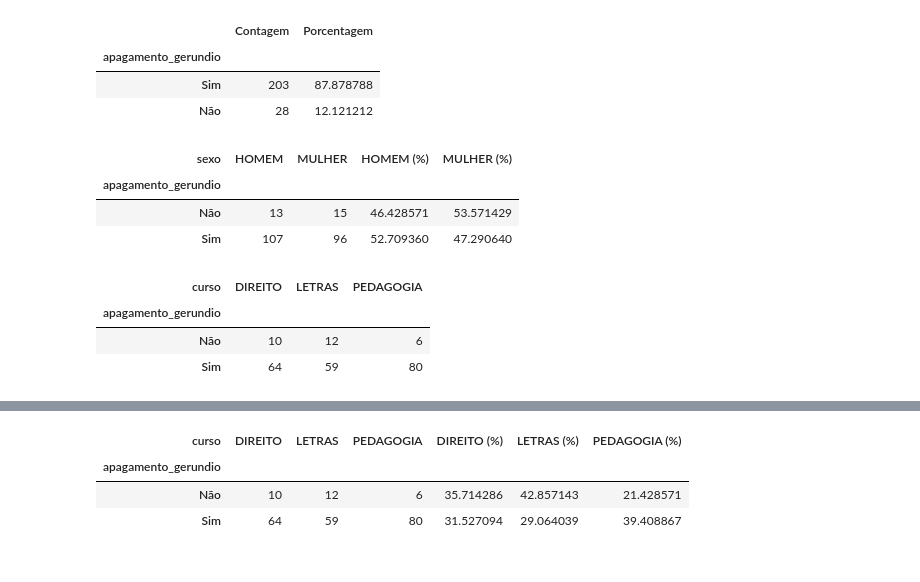
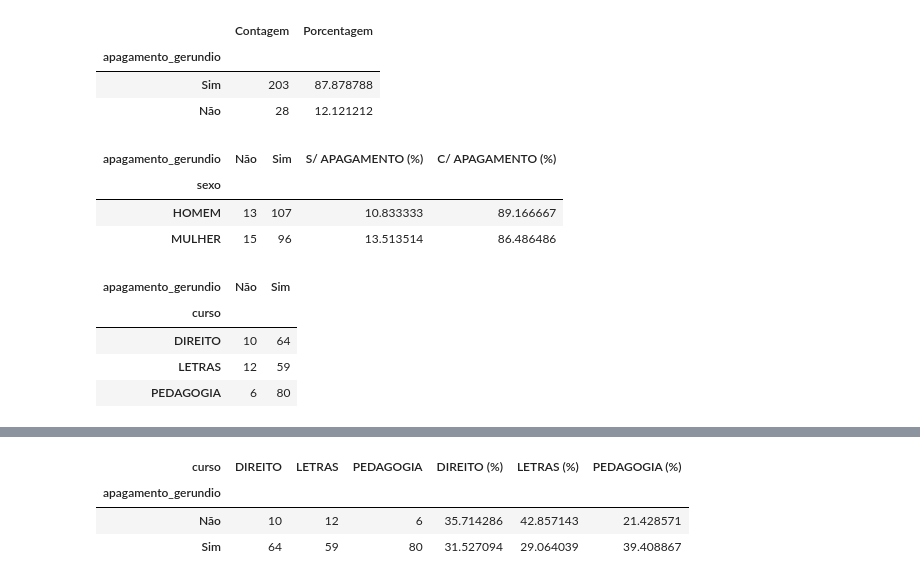
Before and after one commit to douglas-sanini/linguistic_variation_data_analyses, a Jupyter notebook: data_structure/gerund.ipynb, the cells around one changed output, grey strips where cells are left out. Drawn from its saved outputs; the diff is of its cells as text; code cells hidden in the pictures.

Commit message:
finalization of percentage analysis

```diff
--- a/data_structure/gerund.ipynb
+++ b/data_structure/gerund.ipynb
@@ -143,22 +143,23 @@ result_df
 | Sim | 203 | 87.878788 |
 | Não | 28 | 12.121212 |
 # %%
-cross_table = pd.crosstab(df['apagamento_gerundio'], df['sexo'])
+cross_table = pd.crosstab(df['sexo'], df['apagamento_gerundio'])
 df_percentages = cross_table.copy()
-total = (cross_table['HOMEM'] + cross_table['MULHER'])
-df_percentages['HOMEM (%)'] = (cross_table['HOMEM']/total) * 100
-df_percentages['MULHER (%)'] = (cross_table['MULHER'] / total) * 100
+total = (cross_table['Sim'] + cross_table['Não'])
+df_percentages['S/ APAGAMENTO (%)'] = (cross_table['Não']/total) * 100
+df_percentages['C/ APAGAMENTO (%)'] = (cross_table['Sim'] / total) * 100
 df_percentages
 # %% [output]
-| sexo | HOMEM | MULHER | HOMEM (%) | MULHER (%) |
-| apagamento_gerundio |  |  |  |  |
-| Não | 13 | 15 | 46.428571 | 53.571429 |
-| Sim | 107 | 96 | 52.709360 | 47.290640 |
+| apagamento_gerundio | Não | Sim | S/ APAGAMENTO (%) | C/ APAGAMENTO (%) |
+| sexo |  |  |  |  |
+| HOMEM | 13 | 107 | 10.833333 | 89.166667 |
+| MULHER | 15 | 96 | 13.513514 | 86.486486 |
 # %%
-cross_table = pd.crosstab(df['apagamento_gerundio'], df['curso'])
+cross_table = pd.crosstab(df['curso'], df['apagamento_gerundio'])
 cross_table
 # %% [output]
-| curso | DIREITO | LETRAS | PEDAGOGIA |
-| apagamento_gerundio |  |  |  |
-| Não | 10 | 12 | 6 |
-| Sim | 64 | 59 | 80 |
+| apagamento_gerundio | Não | Sim |
+| curso |  |  |
+| DIREITO | 10 | 64 |
+| LETRAS | 12 | 59 |
+| PEDAGOGIA | 6 | 80 |
```
Also changed, not shown: parts of 3 cells of this notebook, 3 other files.
